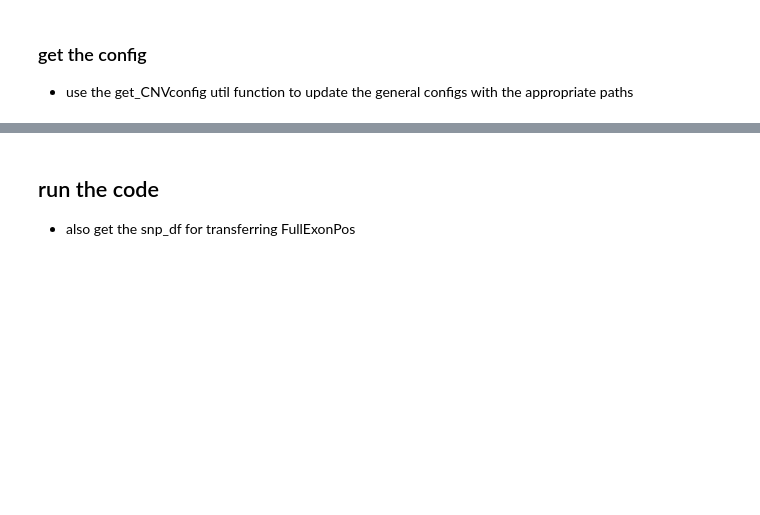
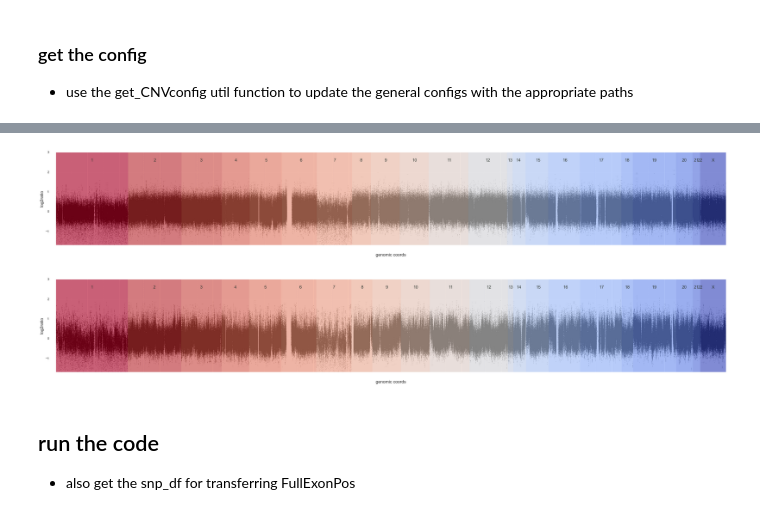
Before and after one commit to Mar111tiN/myCNV, a Jupyter notebook: nb/3_rollingCoverage.ipynb, the cells around one changed output, grey strips where cells are left out. Drawn from its saved outputs; the diff is of its cells as text; code cells hidden in the pictures; blank space fills up the shorter version.

Commit message:
rolling_nb add figure

```diff
--- a/nb/3_rollingCoverage.ipynb
+++ b/nb/3_rollingCoverage.ipynb
@@ -45,26 +61,34 @@ CNVconfig
 # %%
 sample = "03_A-B"
-cov_df = pd.read_csv(os.path.join(output_path, f"cov/{sample}.cov.gz"), sep="\t", compression="gzip")
-cov_df
+covGC_df = pd.read_csv(os.path.join(output_path, f"cov/{sample}.cov.gz"), sep="\t", compression="gzip")
+cov_df = pd.read_csv(os.path.join(output_path, f"cov/{sample}.noGC.cov.gz"), sep="\t", compression="gzip")
 # %%
 fig_params = dict(
     figsize=(42,6),
     colormap='coolwarm_r',
     color_chroms=True,
     ylim=(-1.7,3)
 )
 log2 = dict(
         title='log2ratio',
         plot_type='scatter',   # ['line', 'scatter']
         data='log2ratio1',
         plot_args=dict(
             linewidth=0.3,
             color='black',
             s=.5,
             alpha=.7
         ))
 
-fig, ax, _, chrom_df = plot_genomic(cov_df.query('map30_0 > 0.3 and (0.2 < GCratio < 0.8) and Cov1 > 30 and PONcov_mean > 50 and PONcov_std < 15'), plots=[log2], chroms='all', region='', **fig_params)
+fig, ax, _, chrom_df = plot_genomic(covGC_df.query('(0.2 < GCratio < 0.8) and Cov1 > 30 and PONcov_mean > 30 and PONcov_std < 15'), plots=[log2], chroms='all', region='', **fig_params)
+fig.savefig(os.path.join(cnvdata, "figures/03_GC_cov.jpeg"))
+# %% [output]
+[figure, added]
+# %%
+fig, ax, _, chrom_df = plot_genomic(cov_df.query('(0.2 < GCratio < 0.8) and Cov1 > 30 and PONcov_mean > 30 and PONcov_std < 15'), plots=[log2], chroms='all', region='', **fig_params)
+fig.savefig(os.path.join(cnvdata, "figures/03_GC_cov.jpeg"))
+# %% [output]
+[figure, added]
 # %%
 fig, ax, _, chrom_df = plot_genomic(cov_df.query('Coverage > 30 and PONmeanCov > 50 and PONstd < 100'), plots=[log2], chroms='chr7', region='chr7:120Mb-130Mb', **fig_params)
 # %%
```
Also changed, not shown: parts of 2 cells of this notebook.
